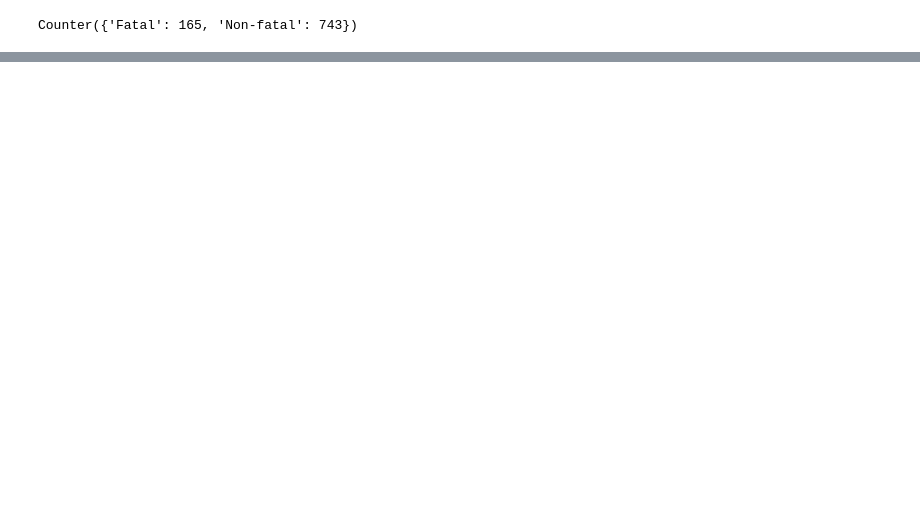
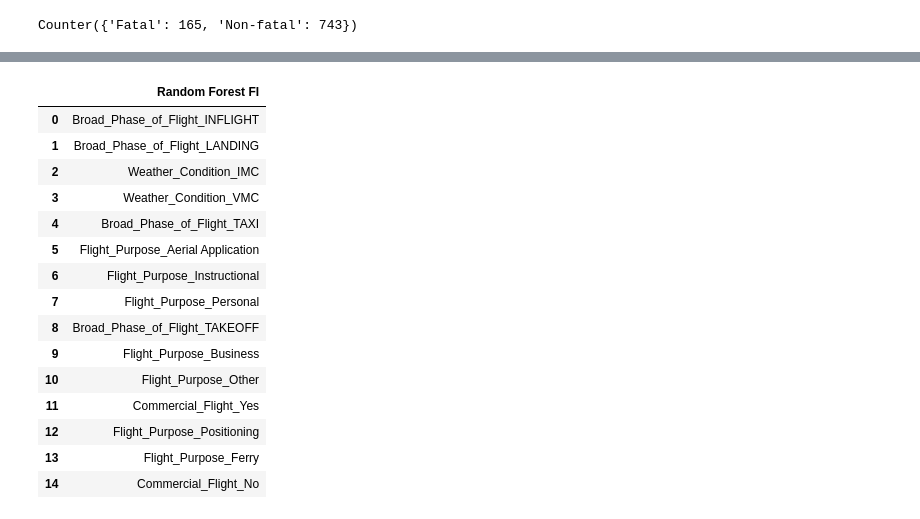
Before and after one commit to brendenrossin/Project_Mcnulty, a Jupyter notebook: MCNULTY_SUNDAY.ipynb, the cells around one changed output, grey strips where cells are left out. Cells and saved outputs as stored; diff of their text form; code cells hidden in the pictures; blank space fills up the shorter version.

```diff
--- a/MCNULTY_SUNDAY.ipynb
+++ b/MCNULTY_SUNDAY.ipynb
@@ -2294,30 +2235,3 @@ Solo_Flight_Yes                      0.028008
 Weather_Condition_IMC                0.104132
 Weather_Condition_VMC                0.059599
 dtype: float64
-# %%
-from sklearn.metrics import fbeta_score
-
-kf = KFold(random_state = 4444)
-accuracy = []
-precision = []
-recall = []
-f1 = []
-fB = []
-
-y_predict = rf3.predict(X_FINALtest)
-
-accuracy.append(accuracy_score(y_FINALtest, y_predict))
-precision.append(precision_score(y_FINALtest, y_predict, pos_label = 'Fatal'))
-recall.append(recall_score(y_FINALtest, y_predict, pos_label = 'Fatal'))
-f1.append(f1_score(y_FINALtest, y_predict, pos_label = 'Fatal'))
-fB.append(fbeta_score(y_FINALtest, y_predict, beta=2.0, pos_label = 'Fatal'))
-
-accuracy = np.round(np.mean(accuracy), 4)
-precision = np.round(np.mean(precision), 4)
-recall = np.round(np.mean(recall), 4)
-f1 = np.round(np.mean(f1), 4)
-fB = np.round(np.mean(fB), 4)
-
-print(f'TEST Scores with SMOTE RF Less Features')
-print(f'accuracy: {accuracy} precision: {precision} recall: {recall} f1: {f1} fB: {fB}')
-print('')
@@ -3318,0 +3232,34 @@ DT_smoted_last = print_confusion_matrix(DT_smoted_last, ['Fatal', 'Non-Fatal'])
+# %%
+def rf_feature_selection(model, X, y, count):
+    # RANDOM FOREST FEATURE IMPORTANCE
+    model.fit(X, y)
+    importances = list(zip(model.feature_importances_, X.columns))
+    importances.sort(reverse=True)
+    RF_features = [x[1] for x in importances][0:count]
+
+    feats = pd.DataFrame(
+        {
+         'Random Forest FI': RF_features
+#          'PCA': PCA_features
+        })
+
+    return feats
+# %%
+rf_feature_selection(rf4,X_smoted_last, y_smoted_last, 15 )
+# %% [output]
+|  | Random Forest FI |
+| 0 | Broad_Phase_of_Flight_INFLIGHT |
+| 1 | Broad_Phase_of_Flight_LANDING |
+| 2 | Weather_Condition_IMC |
+| 3 | Weather_Condition_VMC |
+| 4 | Broad_Phase_of_Flight_TAXI |
+| 5 | Flight_Purpose_Aerial Application |
+| 6 | Flight_Purpose_Instructional |
+| 7 | Flight_Purpose_Personal |
+| 8 | Broad_Phase_of_Flight_TAKEOFF |
+| 9 | Flight_Purpose_Business |
+| 10 | Flight_Purpose_Other |
+| 11 | Commercial_Flight_Yes |
+| 12 | Flight_Purpose_Positioning |
+| 13 | Flight_Purpose_Ferry |
+| 14 | Commercial_Flight_No |
```
Also changed, not shown: parts of 9 cells of this notebook.
